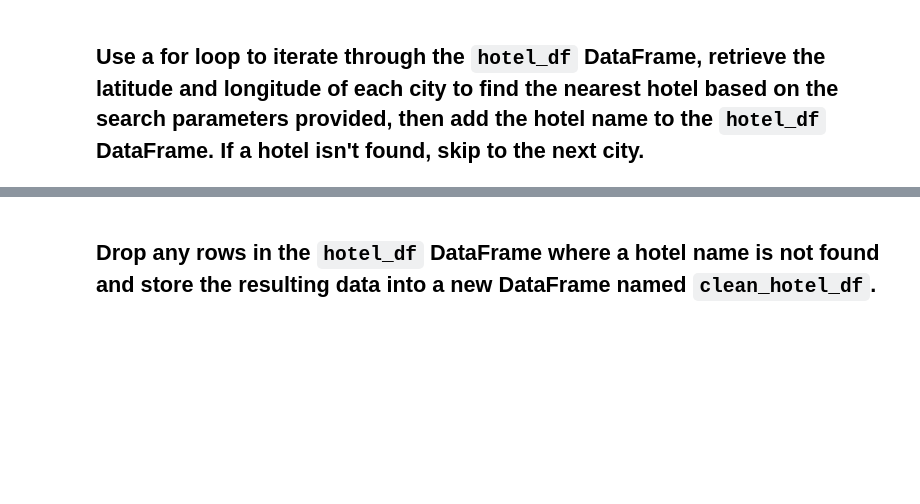
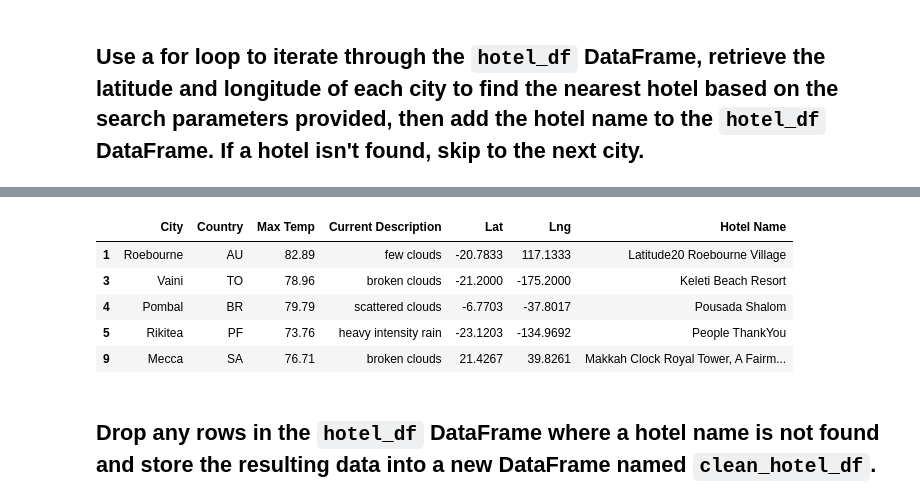
Before and after one commit to mheaton1/World_Weather_Analysis, a Jupyter notebook: Vacation_Search/Vacation_Search.ipynb.ipynb, the cells around one changed output, grey strips where cells are left out. Saved outputs shown, nothing was run; the diff lists cells and outputs as text; code cells hidden in the pictures; blank space fills up the shorter version.

```diff
--- a/Vacation_Search/Vacation_Search.ipynb.ipynb
+++ b/Vacation_Search/Vacation_Search.ipynb.ipynb
@@ -148,8 +169,8 @@ params = {
 # Iterate through the hotel DataFrame
 for index, row in hotel_df.iterrows():
     # Fetch latitude and longitude from the DataFrame
-    lat = # YOUR CODE HERE
-    lng = # YOUR CODE HERE
+    lat = row["Lat"]
+    lng = row["Lng"]
 
     # Add the latitude and longitude as parameters to the params dictionary
     params["location"] = f"{lat},{lng}"
@@ -158,7 +179,7 @@ for index, row in hotel_df.iterrows():
     base_url = "https://maps.googleapis.com/maps/api/place/nearbysearch/json"
 
     # Make an API request and retrieve the JSON data from the hotel search
-    hotels = # YOUR CODE HERE
+    hotels = requests.get(base_url, params=params).json()
 
     # Get the first hotel from the results and store the name, if a hotel isn't found skip the city
     try:
@@ -168,6 +199,13 @@ for index, row in hotel_df.iterrows():
 # %%
 # Display sample data
-# YOUR CODE HERE
+hotel_df.head()
+# %% [output]
+|  | City | Country | Max Temp | Current Description | Lat | Lng | Hotel Name |
+| 1 | Roebourne | AU | 82.89 | few clouds | -20.7833 | 117.1333 | Latitude20 Roebourne Village |
+| 3 | Vaini | TO | 78.96 | broken clouds | -21.2000 | -175.2000 | Keleti Beach Resort |
+| 4 | Pombal | BR | 79.79 | scattered clouds | -6.7703 | -37.8017 | Pousada Shalom |
+| 5 | Rikitea | PF | 73.76 | heavy intensity rain | -23.1203 | -134.9692 | People ThankYou |
+| 9 | Mecca | SA | 76.71 | broken clouds | 21.4267 | 39.8261 | Makkah Clock Royal Tower, A Fairm... |
 # %% [markdown]
 ## Drop any rows in the `hotel_df` DataFrame where a hotel name is not found and store the resulting data into a new DataFrame named `clean_hotel_df`.
 # %%
```
Also changed, not shown: parts of 11 cells of this notebook, 2 other files.
